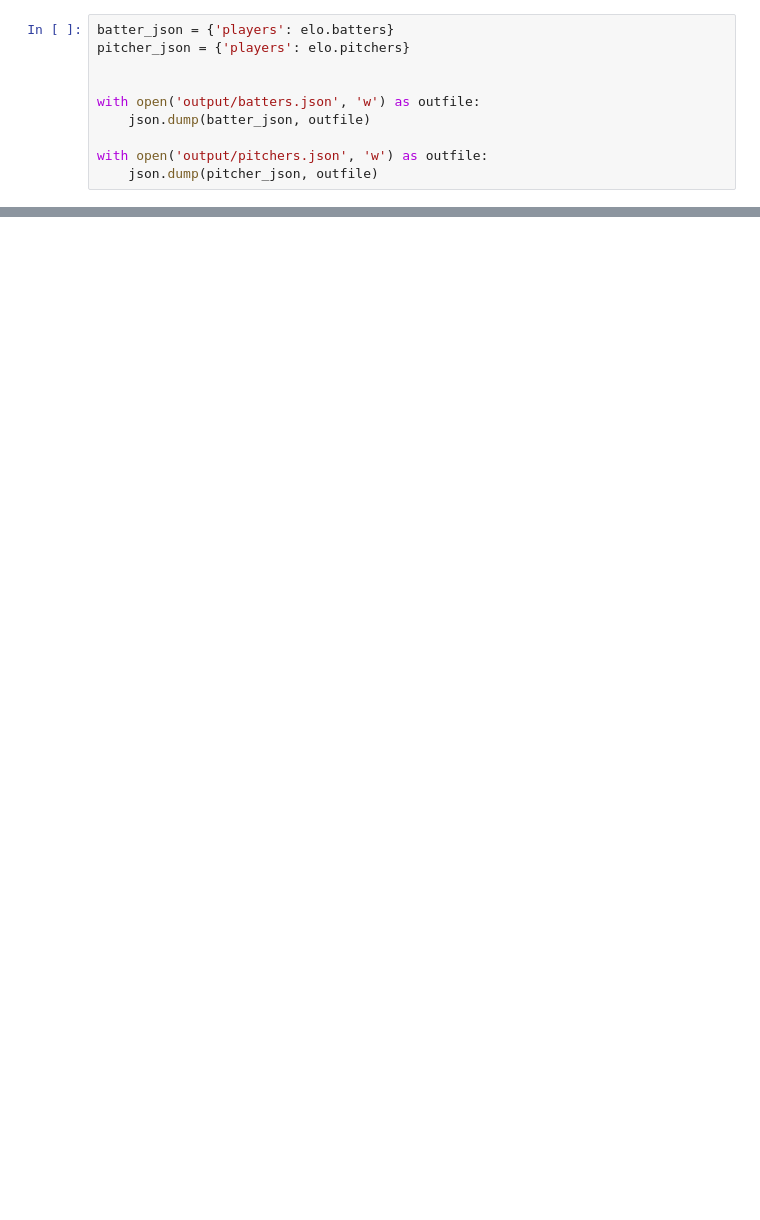
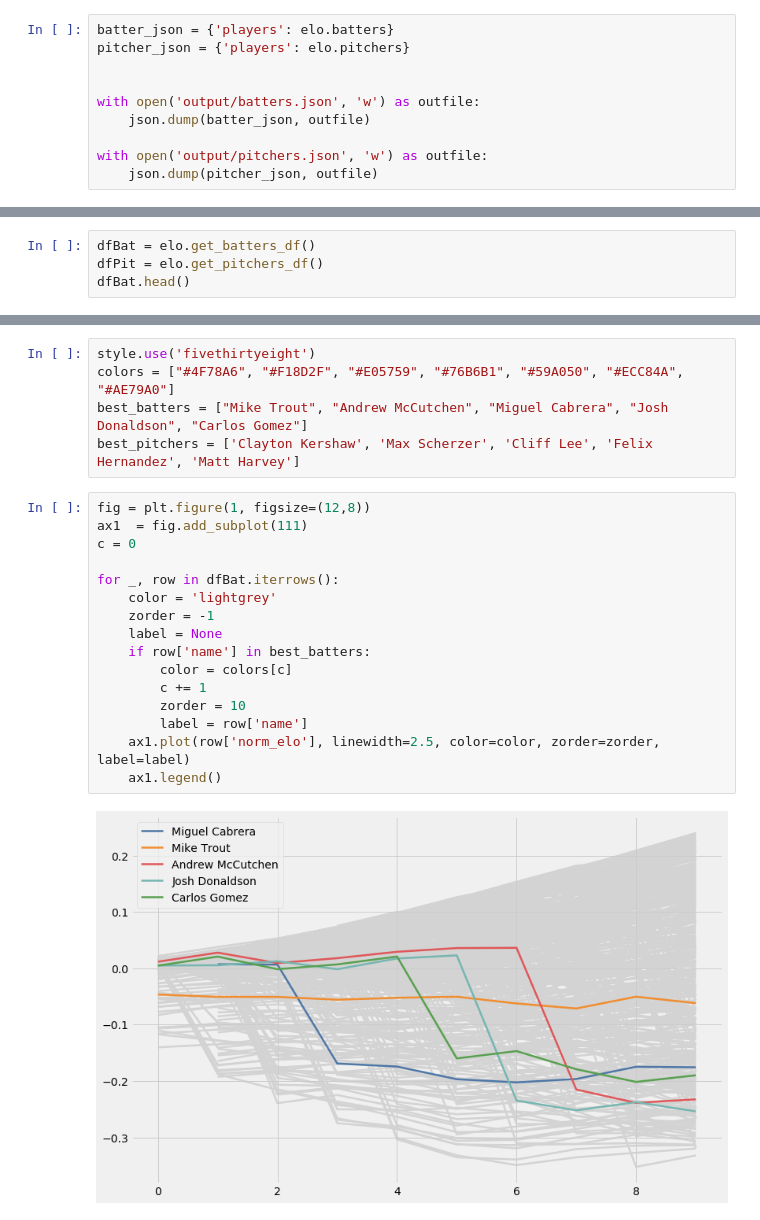
Before and after one commit to aaronaaeng/Sabermetrics-Final-Project, a Jupyter notebook: Elo-Calculation.ipynb, the cells around one changed output, grey strips where cells are left out. Saved outputs shown, nothing was run; the diff lists cells and outputs as text; blank space fills up the shorter version.

```diff
--- a/Elo-Calculation.ipynb
+++ b/Elo-Calculation.ipynb
@@ -168,0 +149,4 @@ elo.elo_table.head()
+# %%
+dfBat = elo.get_batters_df()
+dfPit = elo.get_pitchers_df()
+dfBat.head()
@@ -168,0 +160,23 @@ elo.elo_table.head()
+# %%
+style.use('fivethirtyeight')
+colors = ["#4F78A6", "#F18D2F", "#E05759", "#76B6B1", "#59A050", "#ECC84A", "#AE79A0"]
+best_batters = ["Mike Trout", "Andrew McCutchen", "Miguel Cabrera", "Josh Donaldson", "Carlos Gomez"]
+best_pitchers = ['Clayton Kershaw', 'Max Scherzer', 'Cliff Lee', 'Felix Hernandez', 'Matt Harvey']
+# %%
+fig = plt.figure(1, figsize=(12,8))
+ax1  = fig.add_subplot(111)
+c = 0
+
+for _, row in dfBat.iterrows():
+    color = 'lightgrey'
+    zorder = -1
+    label = None
+    if row['name'] in best_batters:
+        color = colors[c]
+        c += 1
+        zorder = 10
+        label = row['name']
+    ax1.plot(row['norm_elo'], linewidth=2.5, color=color, zorder=zorder, label=label)
+    ax1.legend()
+# %% [output]
+[figure, added]
```
Also changed, not shown: parts of 16 cells of this notebook, 2 other files.
